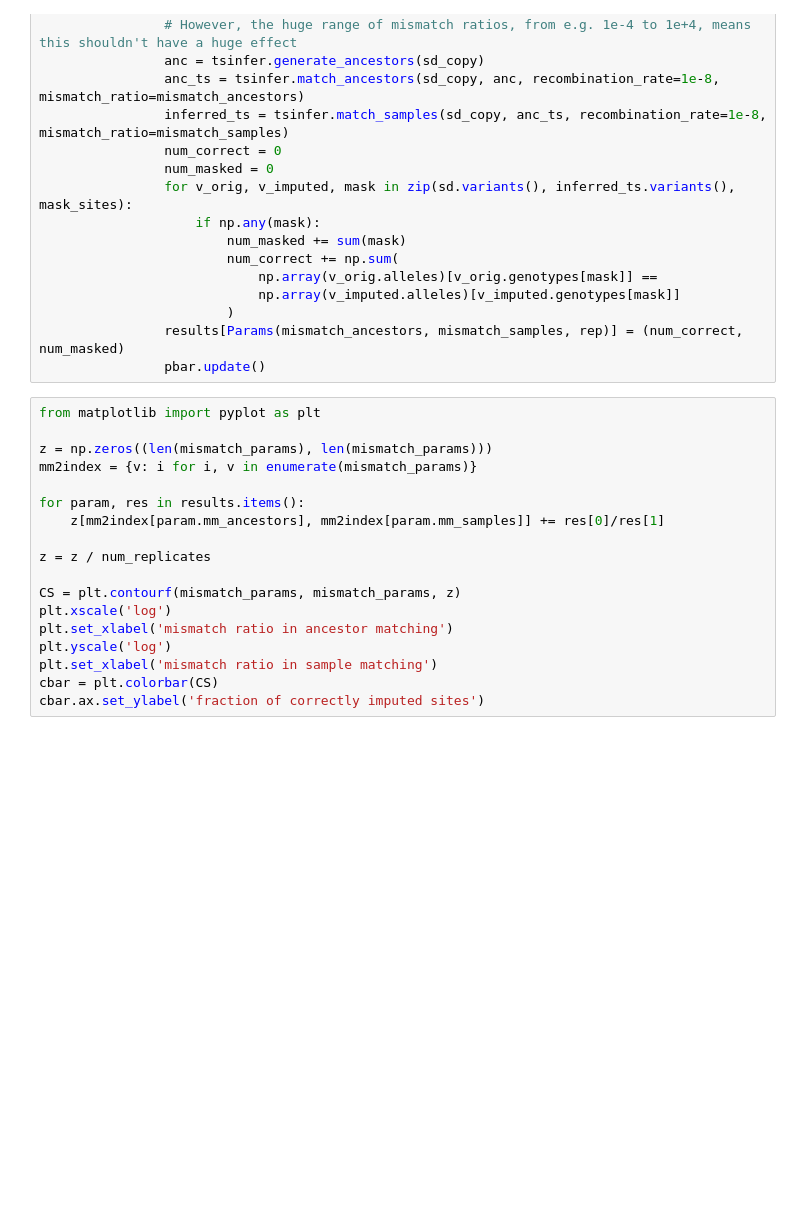
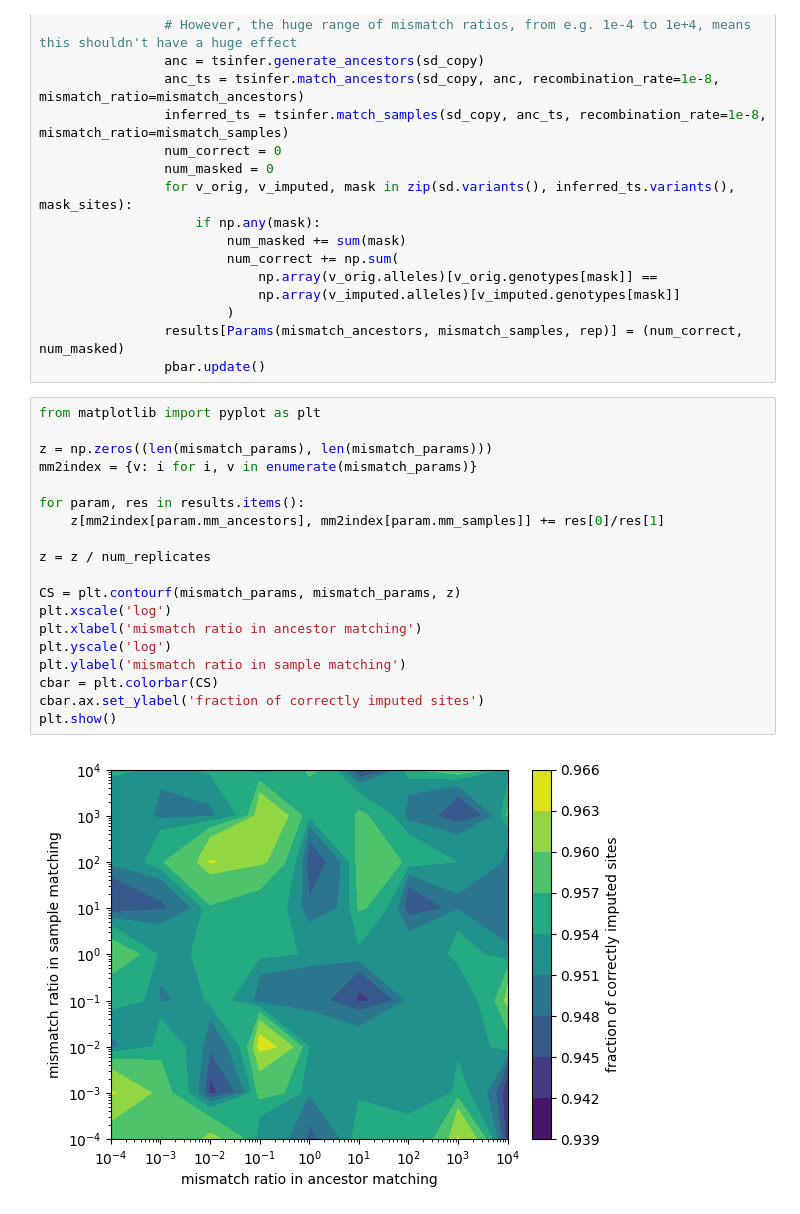
Before and after one commit to hyanwong/100kG-testing, a Jupyter notebook: notebooks/MismatchTesting.ipynb, the cells around one changed output. Cells and saved outputs as stored; diff of their text form; blank space fills up the shorter version.

```diff
--- a/notebooks/MismatchTesting.ipynb
+++ b/notebooks/MismatchTesting.ipynb
@@ -74,18 +74,21 @@ with tqdm.tqdm(total=len(mismatch_params)*len(mismatch_params)*num_replicates) a
 # %%
 from matplotlib import pyplot as plt
 
 z = np.zeros((len(mismatch_params), len(mismatch_params)))
 mm2index = {v: i for i, v in enumerate(mismatch_params)}
 
 for param, res in results.items():
     z[mm2index[param.mm_ancestors], mm2index[param.mm_samples]] += res[0]/res[1]
 
 z = z / num_replicates
 
 CS = plt.contourf(mismatch_params, mismatch_params, z)
 plt.xscale('log')
-plt.set_xlabel('mismatch ratio in ancestor matching')
+plt.xlabel('mismatch ratio in ancestor matching')
 plt.yscale('log')
-plt.set_xlabel('mismatch ratio in sample matching')
+plt.ylabel('mismatch ratio in sample matching')
 cbar = plt.colorbar(CS)
 cbar.ax.set_ylabel('fraction of correctly imputed sites')
+plt.show()
+# %% [output]
+[figure, added]
```
Also changed, not shown: parts of 1 cell of this notebook.
